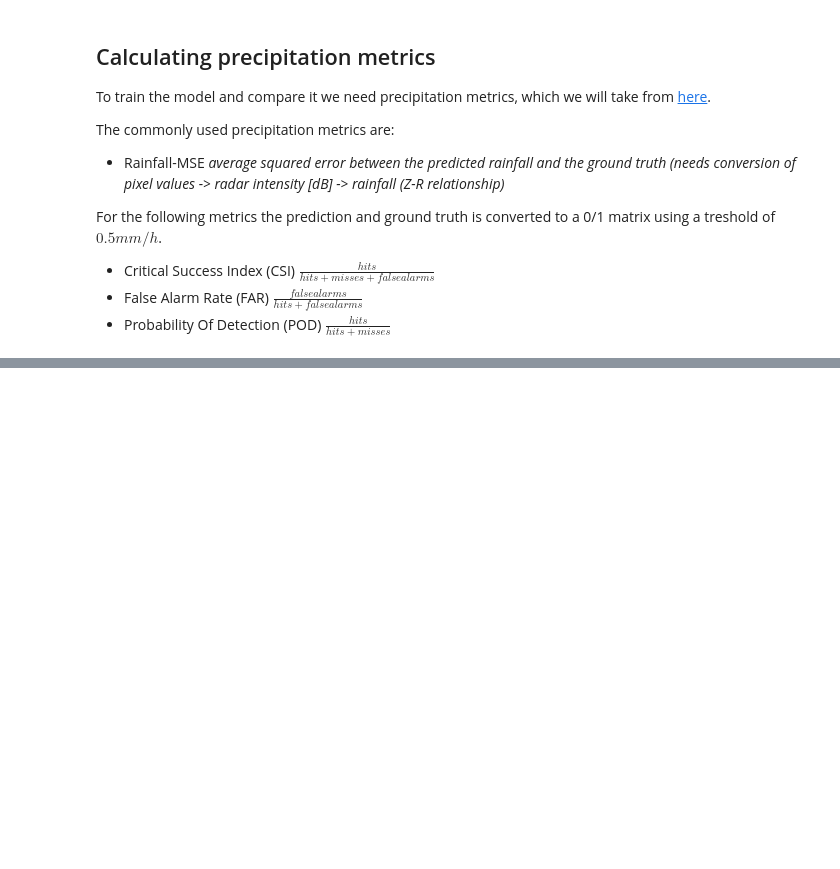
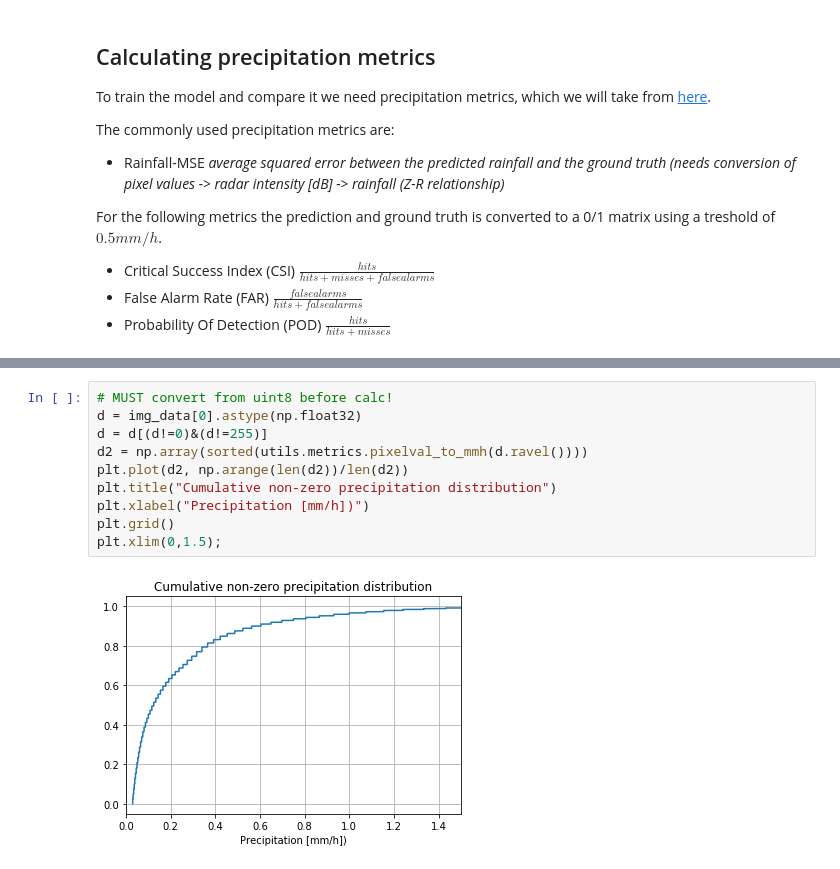
Before and after one commit to The-Fonz/nowcasting-convrnn, a Jupyter notebook: src/introduction-download-and-exploration.ipynb, the cells around one changed output, grey strips where cells are left out. Cells and saved outputs as stored; diff of their text form; blank space fills up the shorter version.

```diff
--- a/src/introduction-download-and-exploration.ipynb
+++ b/src/introduction-download-and-exploration.ipynb
@@ -290,0 +315,12 @@ plt.hist(pixelval_to_mmh(d).ravel(), range=(0,4), bins=100);
+# %%
+# MUST convert from uint8 before calc!
+d = img_data[0].astype(np.float32)
+d = d[(d!=0)&(d!=255)]
+d2 = np.array(sorted(utils.metrics.pixelval_to_mmh(d.ravel())))
+plt.plot(d2, np.arange(len(d2))/len(d2))
+plt.title("Cumulative non-zero precipitation distribution")
+plt.xlabel("Precipitation [mm/h])")
+plt.grid()
+plt.xlim(0,1.5);
+# %% [output]
+[figure, added]
```
Also changed, not shown: parts of 13 cells of this notebook, 5 other files.
